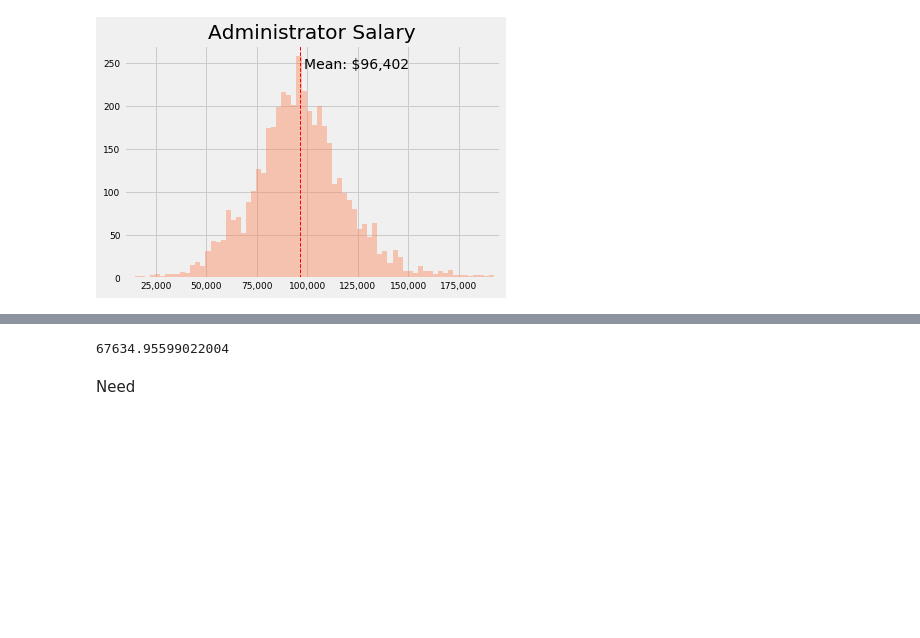
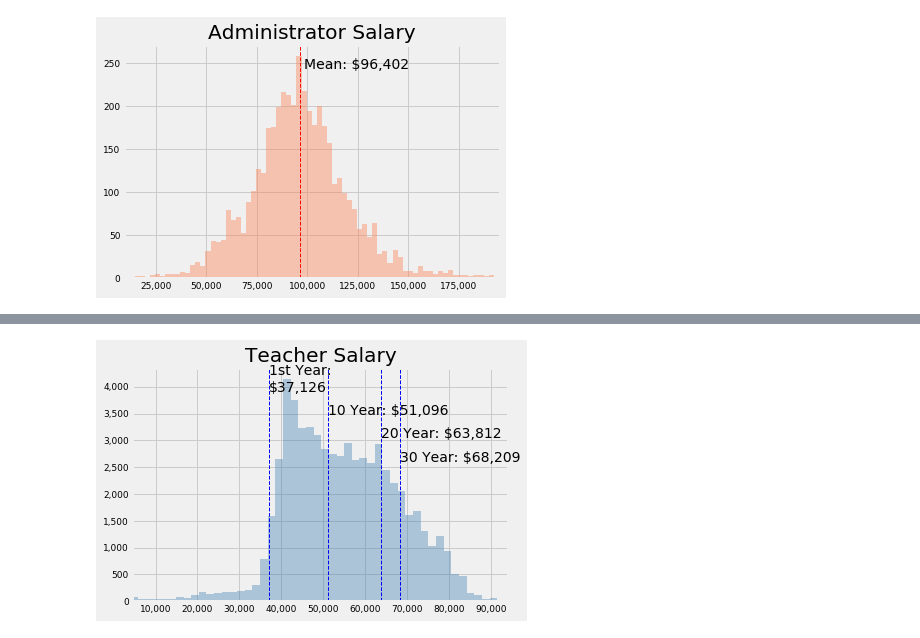
Before and after one commit to j-buss/wi-dpi, a Jupyter notebook: blog/1_A_High_Level.ipynb, the cells around one changed output, grey strips where cells are left out. Saved outputs shown, nothing was run; the diff lists cells and outputs as text; code cells hidden in the pictures; blank space fills up the shorter version.

```diff
--- a/blog/1_A_High_Level.ipynb
+++ b/blog/1_A_High_Level.ipynb
@@ -211,4 +203,4 @@ plt.savefig('04_Salary_Histogram_Administrator_Mean.png')
 # %% [output]
 [figure]
 # %%
-df_t[df_t['max_contract_total_experience']<=1.0]['Salary'].mean()
+first_year = np.round(df_t[(df_t['max_contract_total_experience']<1.0) & (df_t['Assignment_FTE']>=1.0)]['Salary'].mean(),2)
@@ -235,6 +207,46 @@ df_t[df_t['max_contract_total_experience']==20.0]['Salary'].mean()
-# %%
-df_t[df_t['max_contract_total_experience']==30.0]['Salary'].mean()
-# %% [output]
-67634.95599022004
-# %% [markdown]
-Need
+# %%
+ten_year = np.round(df_t[(df_t['max_contract_total_experience']<11.0) & (df_t['max_contract_total_experience']>9.0) & (df_t['Assignment_FTE']>=1.0)]['Salary'].mean(),2)
+# %%
+twenty_year = np.round(df_t[(df_t['max_contract_total_experience']<21.0) & (df_t['max_contract_total_experience']>19.0) & (df_t['Assignment_FTE']>=1.0)]['Salary'].mean(),2)
+# %%
+thirty_year = np.round(df_t[(df_t['max_contract_total_experience']<31.0) & (df_t['max_contract_total_experience']>29.0) & (df_t['Assignment_FTE']>=1.0)]['Salary'].mean(),2)
+# %%
+t_sal = df_t['Salary']
+sal_graph = sns.distplot(t_sal, bins=200, hist=True, color="steelblue", kde=False, label="Teachers")
+
+sal_graph.set_xlim(left = np.percentile(t_sal, .1), right = np.percentile(t_sal, 99.9))
+
+sal_graph.set_title('Teacher Salary', loc='center')
+sal_graph.tick_params(axis = 'both', labelsize = 9)
+sal_graph.get_xaxis().set_major_formatter(
+  matplotlib.ticker.FuncFormatter(lambda x, p: format(int(x), ',')))
+sal_graph.get_yaxis().set_major_formatter(
+  matplotlib.ticker.FuncFormatter(lambda x, p: format(int(x), ',')))
+
+sal_graph.xaxis.label.set_visible(False)
+
+sal_graph.axvline(first_year, color='b', linestyle='dashed', linewidth=1)
+sal_graph.text(first_year,
+               max_ - max_/10,
+               '1st Year: \n${:,.0f}'.format(first_year))
+
+sal_graph.axvline(ten_year, color='b', linestyle='dashed', linewidth=1)
+sal_graph.text(ten_year,
+               max_ - 2*max_/10,
+               '10 Year: ${:,.0f}'.format(ten_year))
+
+sal_graph.axvline(twenty_year, color='b', linestyle='dashed', linewidth=1)
+sal_graph.text(twenty_year,
+               max_ - 3*max_/10,
+               '20 Year: ${:,.0f}'.format(twenty_year))
+
+sal_graph.axvline(thirty_year, color='b', linestyle='dashed', linewidth=1)
+sal_graph.text(thirty_year,
+               max_ - 4*max_/10,
+               '30 Year: ${:,.0f}'.format(thirty_year))
+
+_, max_ = plt.ylim()
+
+plt.savefig('05_Salary_Decade_Teacher_Sal.png', dpi=300)
+# %% [output]
+[figure, added]
```
Also changed, not shown: parts of 11 cells of this notebook.
